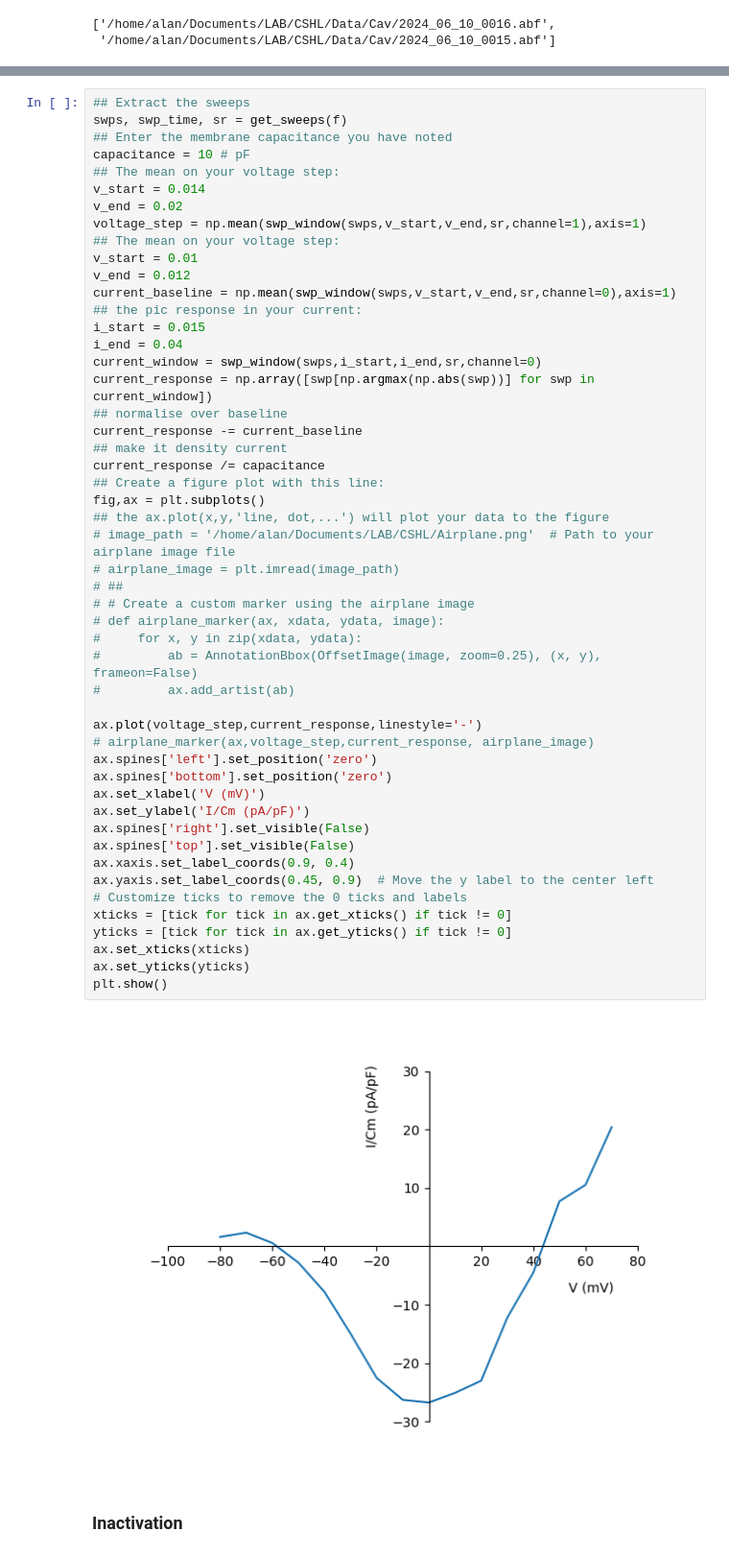
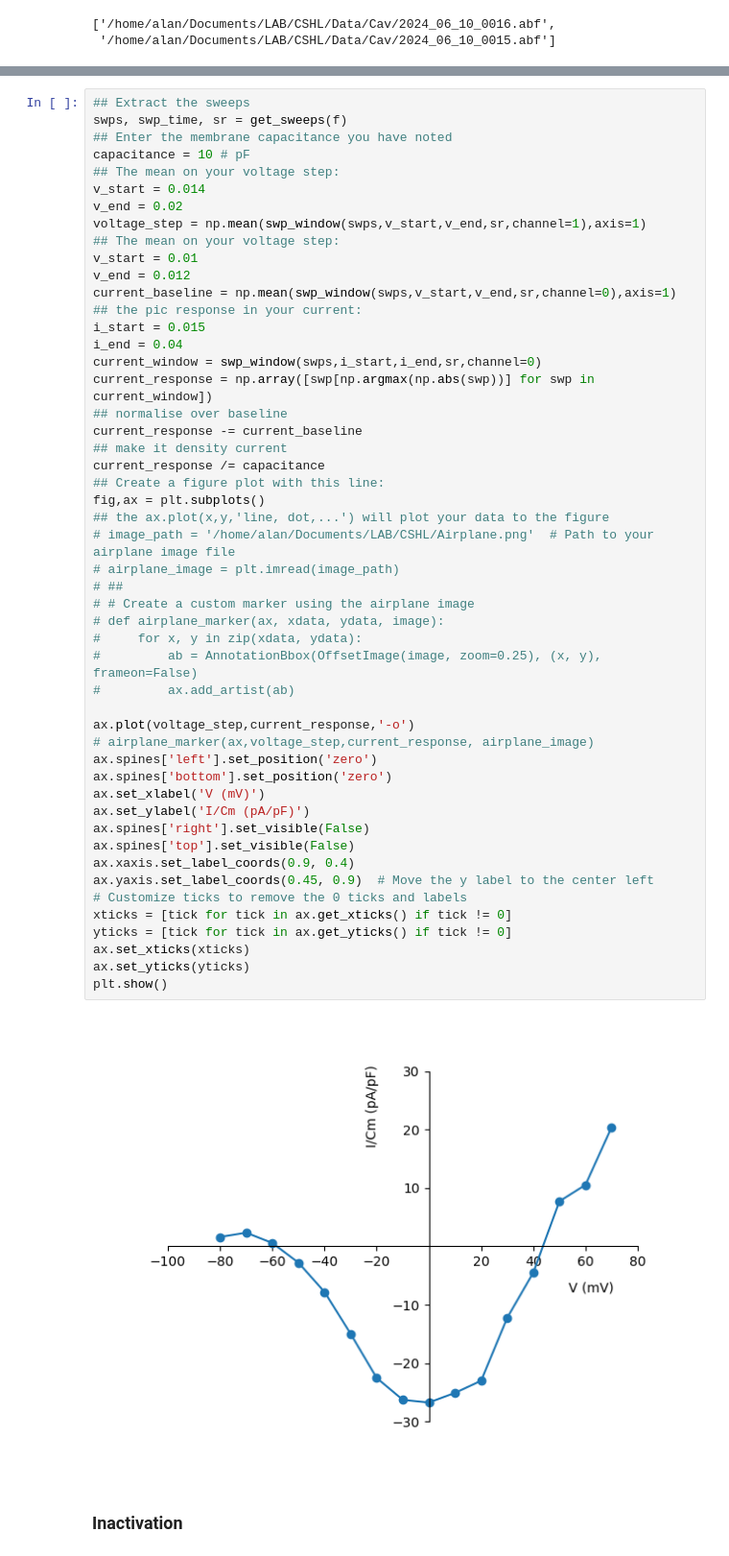
Before and after one commit to afmontarras/CSHL, a Jupyter notebook: Cav.ipynb, the cells around one changed output, grey strips where cells are left out. Shown at 96% size. Cells and saved outputs as stored; diff of their text form.

```diff
--- a/Cav.ipynb
+++ b/Cav.ipynb
@@ -83,35 +83,35 @@ current_response -= current_baseline
 ## make it density current
 current_response /= capacitance
 ## Create a figure plot with this line:
 fig,ax = plt.subplots()
 ## the ax.plot(x,y,'line, dot,...') will plot your data to the figure
 # image_path = '/home/alan/Documents/LAB/CSHL/Airplane.png'  # Path to your airplane image file
 # airplane_image = plt.imread(image_path)
 # ##
 # # Create a custom marker using the airplane image
 # def airplane_marker(ax, xdata, ydata, image):
 #     for x, y in zip(xdata, ydata):
 #         ab = AnnotationBbox(OffsetImage(image, zoom=0.25), (x, y), frameon=False)
 #         ax.add_artist(ab)
 
-ax.plot(voltage_step,current_response,linestyle='-')
+ax.plot(voltage_step,current_response,'-o')
 # airplane_marker(ax,voltage_step,current_response, airplane_image)
 ax.spines['left'].set_position('zero')
 ax.spines['bottom'].set_position('zero')
 ax.set_xlabel('V (mV)')
 ax.set_ylabel('I/Cm (pA/pF)')
 ax.spines['right'].set_visible(False)
 ax.spines['top'].set_visible(False)
 ax.xaxis.set_label_coords(0.9, 0.4)
 ax.yaxis.set_label_coords(0.45, 0.9)  # Move the y label to the center left
 # Customize ticks to remove the 0 ticks and labels
 xticks = [tick for tick in ax.get_xticks() if tick != 0]
 yticks = [tick for tick in ax.get_yticks() if tick != 0]
 ax.set_xticks(xticks)
 ax.set_yticks(yticks)
 plt.show()
 # %% [output]
-[figure, old version]
+[figure, new version]
 # %% [markdown]
 ### Inactivation
 # %%
```
Also changed, not shown: parts of 1 cell of this notebook.
